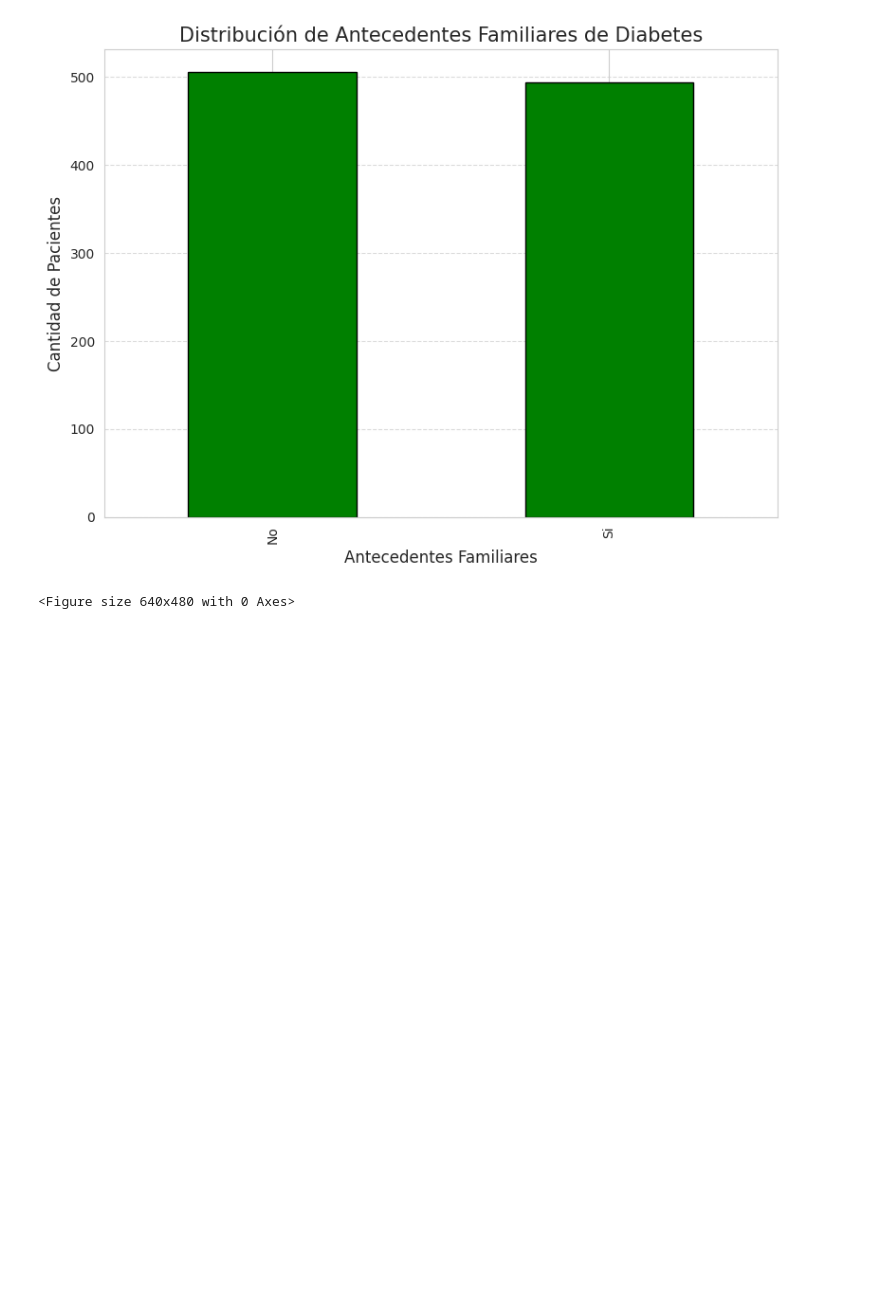
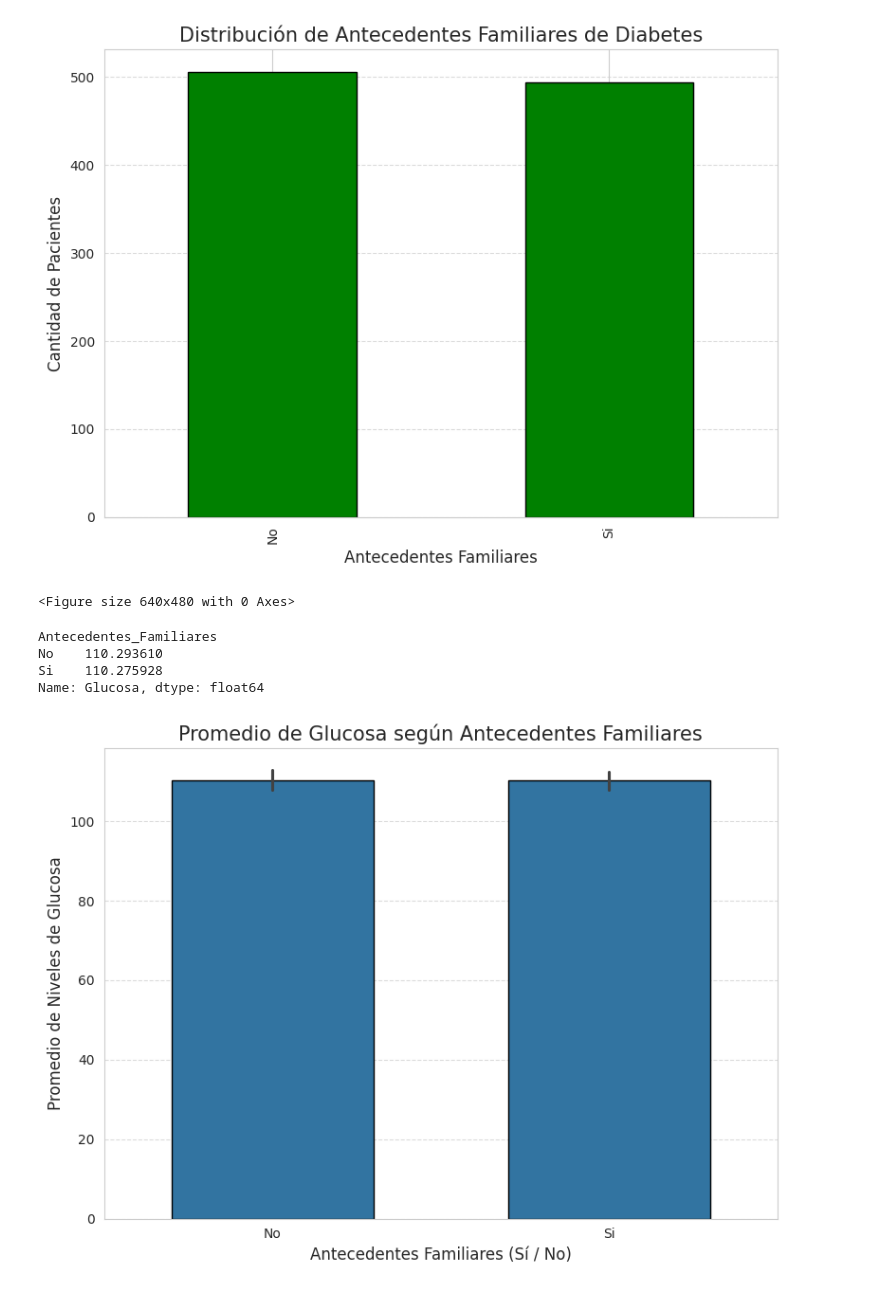
Before and after one commit to lmerasoc/Analisis-de-datos-Bootcamp, a Jupyter notebook: Lab_20_Lina_Eraso.ipynb, the cells around one changed output. Cells and saved outputs as stored; diff of their text form; code cells hidden in the pictures; blank space fills up the shorter version.

```diff
--- a/Lab_20_Lina_Eraso.ipynb
+++ b/Lab_20_Lina_Eraso.ipynb
@@ -492,3 +492,24 @@ plt.show()
 [figure]
 [figure]
 <Figure size 640x480 with 0 Axes>
+# %%
+print(df2.groupby('Antecedentes_Familiares')['Glucosa'].mean())
+# %% [output]
+Antecedentes_Familiares
+No    110.293610
+Si    110.275928
+Name: Glucosa, dtype: float64
+# %%
+plt.figure(figsize=(8, 6))
+sns.barplot(data=df2, x='Antecedentes_Familiares', y='Glucosa', edgecolor='black', width=0.6)
+
+# Personalización
+plt.title('Promedio de Glucosa según Antecedentes Familiares', fontsize=15)
+plt.xlabel('Antecedentes Familiares (Sí / No)', fontsize=12)
+plt.ylabel('Promedio de Niveles de Glucosa', fontsize=12)
+plt.grid(axis='y', linestyle='--', alpha=0.7)
+
+plt.tight_layout()
+plt.show()
+# %% [output]
+[figure, added]
```
